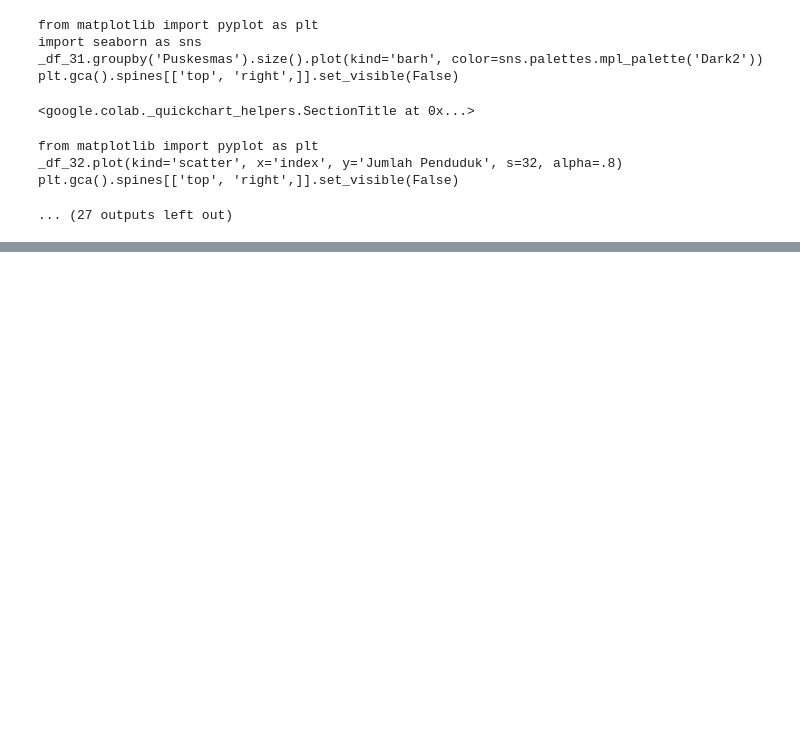
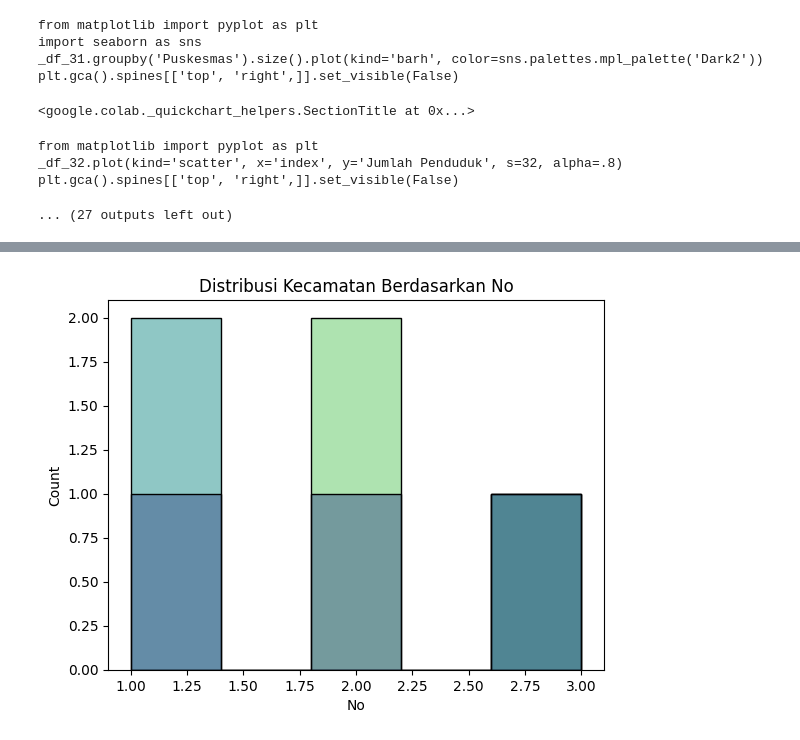
Before and after one commit to aderisky2602/ade, a Jupyter notebook: Untitled15.ipynb, the cells around one changed output, grey strips where cells are left out. Saved outputs shown, nothing was run; the diff lists cells and outputs as text; code cells hidden in the pictures; blank space fills up the shorter version.

```diff
--- a/Untitled15.ipynb
+++ b/Untitled15.ipynb
@@ -59,0 +89,17 @@ plt.gca().spines[['top', 'right',]].set_visible(False)
+# %%
+import seaborn as sns
+import matplotlib.pyplot as plt
+import pandas as pd
+
+# Contoh data
+data = pd.DataFrame({
+    'Kecamatan': ['A', 'B', 'A', 'C', 'B', 'C', 'A', 'B', 'C'],
+    'No': [1, 1, 2, 2, 3, 3, 3, 1, 2]
+})
+
+# Membuat plot distribusi dengan hue dan legend
+sns.histplot(data, x='No', hue='Kecamatan', palette='viridis', legend=False)
+plt.title('Distribusi Kecamatan Berdasarkan No')
+plt.show()
+# %% [output]
+[figure, added]
```
Also changed, not shown: parts of 2 cells of this notebook.
